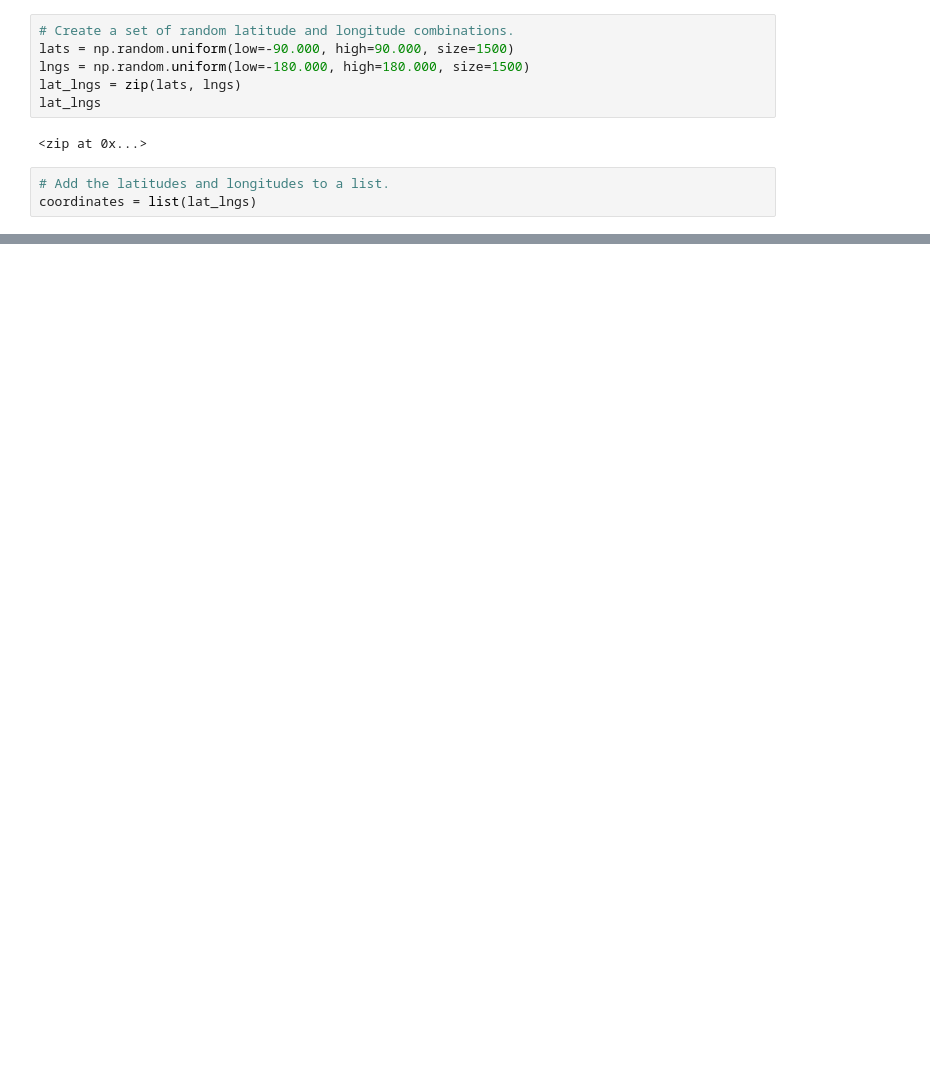
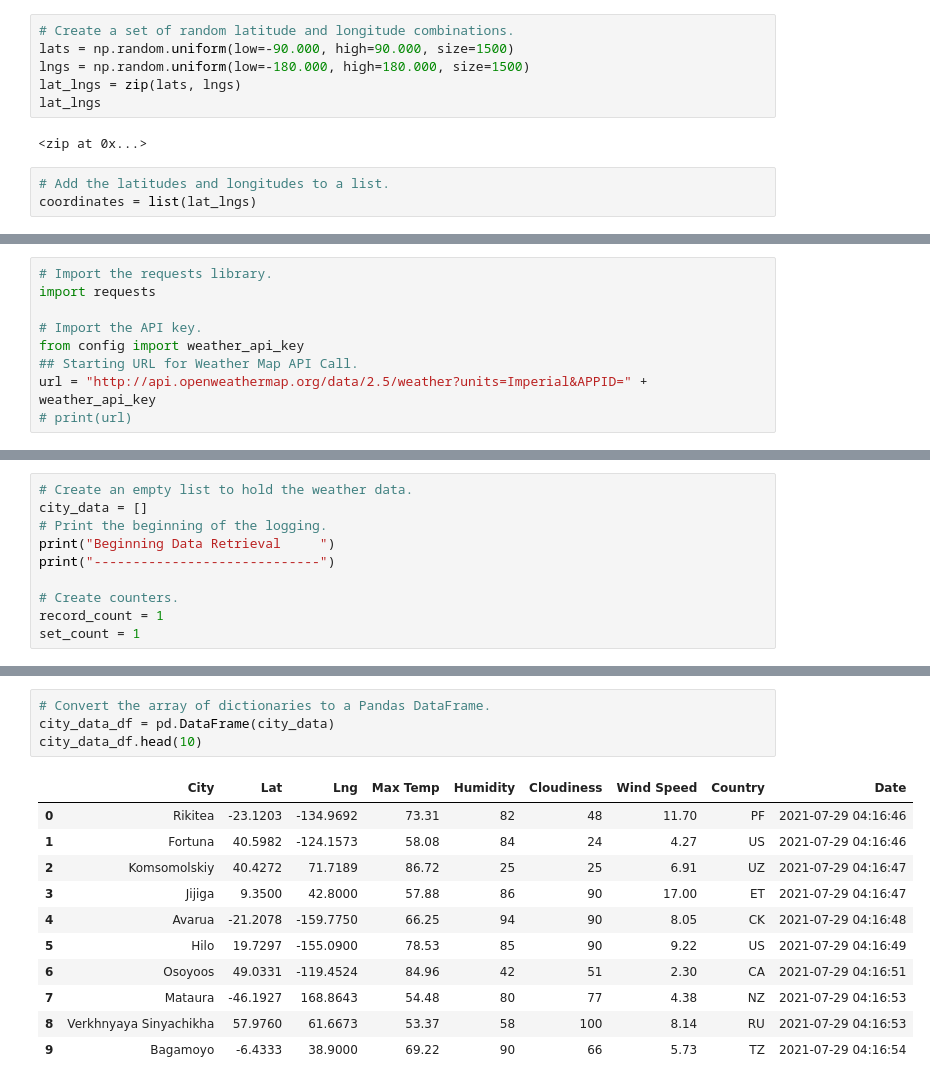
Before and after one commit to Izhakfc/World_Weather_Analysis, a Jupyter notebook: WeatherPy.ipynb, the cells around one changed output, grey strips where cells are left out. Saved outputs shown, nothing was run; the diff lists cells and outputs as text; blank space fills up the shorter version.

```diff
--- a/WeatherPy.ipynb
+++ b/WeatherPy.ipynb
@@ -33,0 +43,9 @@ len(cities)
+# %%
+# Import the requests library.
+import requests
+
+# Import the API key.
+from config import weather_api_key
+## Starting URL for Weather Map API Call.
+url = "http://api.openweathermap.org/data/2.5/weather?units=Imperial&APPID=" + weather_api_key
+# print(url)
@@ -33,0 +55,10 @@ len(cities)
+# %%
+# Create an empty list to hold the weather data.
+city_data = []
+# Print the beginning of the logging.
+print("Beginning Data Retrieval     ")
+print("-----------------------------")
+
+# Create counters.
+record_count = 1
+set_count = 1
@@ -33,0 +136,16 @@ len(cities)
+# %%
+# Convert the array of dictionaries to a Pandas DataFrame.
+city_data_df = pd.DataFrame(city_data)
+city_data_df.head(10)
+# %% [output]
+|  | City | Lat | Lng | Max Temp | Humidity | Cloudiness | Wind Speed | Country | Date |
+| 0 | Rikitea | -23.1203 | -134.9692 | 73.31 | 82 | 48 | 11.70 | PF | 2021-07-29 04:16:46 |
+| 1 | Fortuna | 40.5982 | -124.1573 | 58.08 | 84 | 24 | 4.27 | US | 2021-07-29 04:16:46 |
+| 2 | Komsomolskiy | 40.4272 | 71.7189 | 86.72 | 25 | 25 | 6.91 | UZ | 2021-07-29 04:16:47 |
+| 3 | Jijiga | 9.3500 | 42.8000 | 57.88 | 86 | 90 | 17.00 | ET | 2021-07-29 04:16:47 |
+| 4 | Avarua | -21.2078 | -159.7750 | 66.25 | 94 | 90 | 8.05 | CK | 2021-07-29 04:16:48 |
+| 5 | Hilo | 19.7297 | -155.0900 | 78.53 | 85 | 90 | 9.22 | US | 2021-07-29 04:16:49 |
+| 6 | Osoyoos | 49.0331 | -119.4524 | 84.96 | 42 | 51 | 2.30 | CA | 2021-07-29 04:16:51 |
+| 7 | Mataura | -46.1927 | 168.8643 | 54.48 | 80 | 77 | 4.38 | NZ | 2021-07-29 04:16:53 |
+| 8 | Verkhnyaya Sinyachikha | 57.9760 | 61.6673 | 53.37 | 58 | 100 | 8.14 | RU | 2021-07-29 04:16:53 |
+| 9 | Bagamoyo | -6.4333 | 38.9000 | 69.22 | 90 | 66 | 5.73 | TZ | 2021-07-29 04:16:54 |
```
Also changed, not shown: parts of 7 cells of this notebook, 1 other file.
